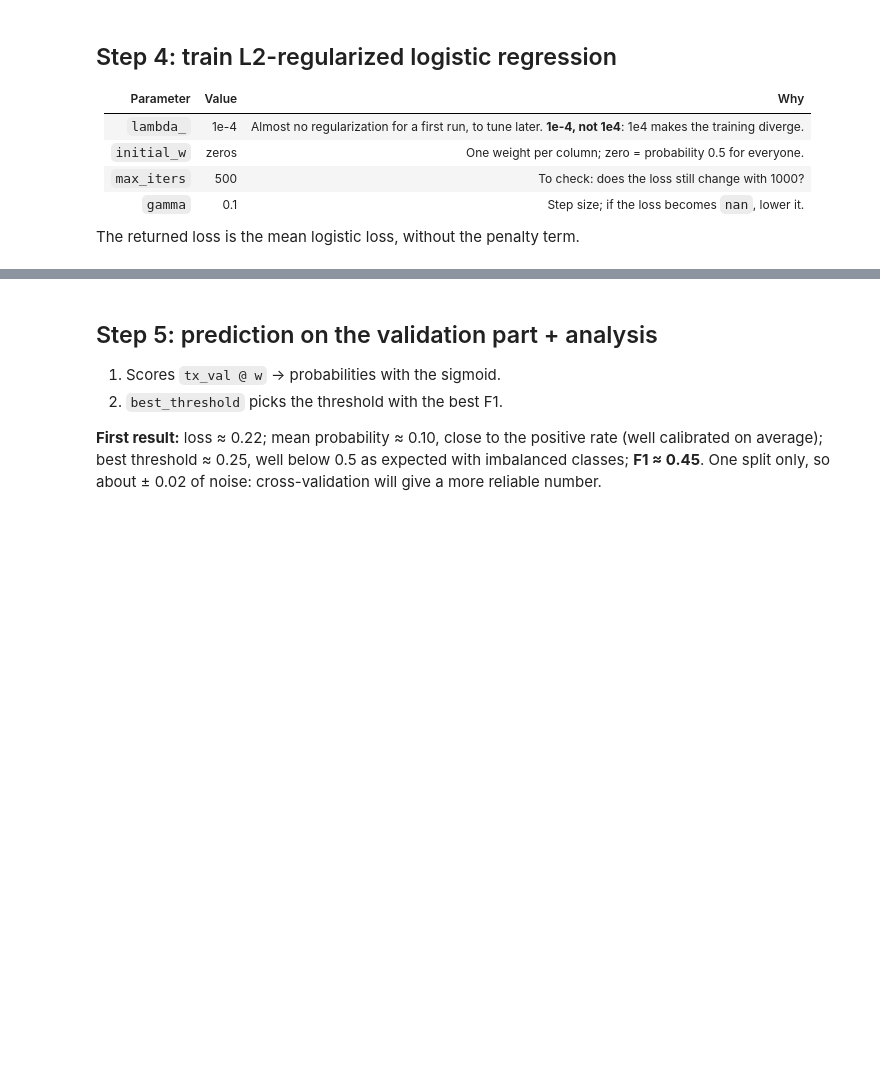
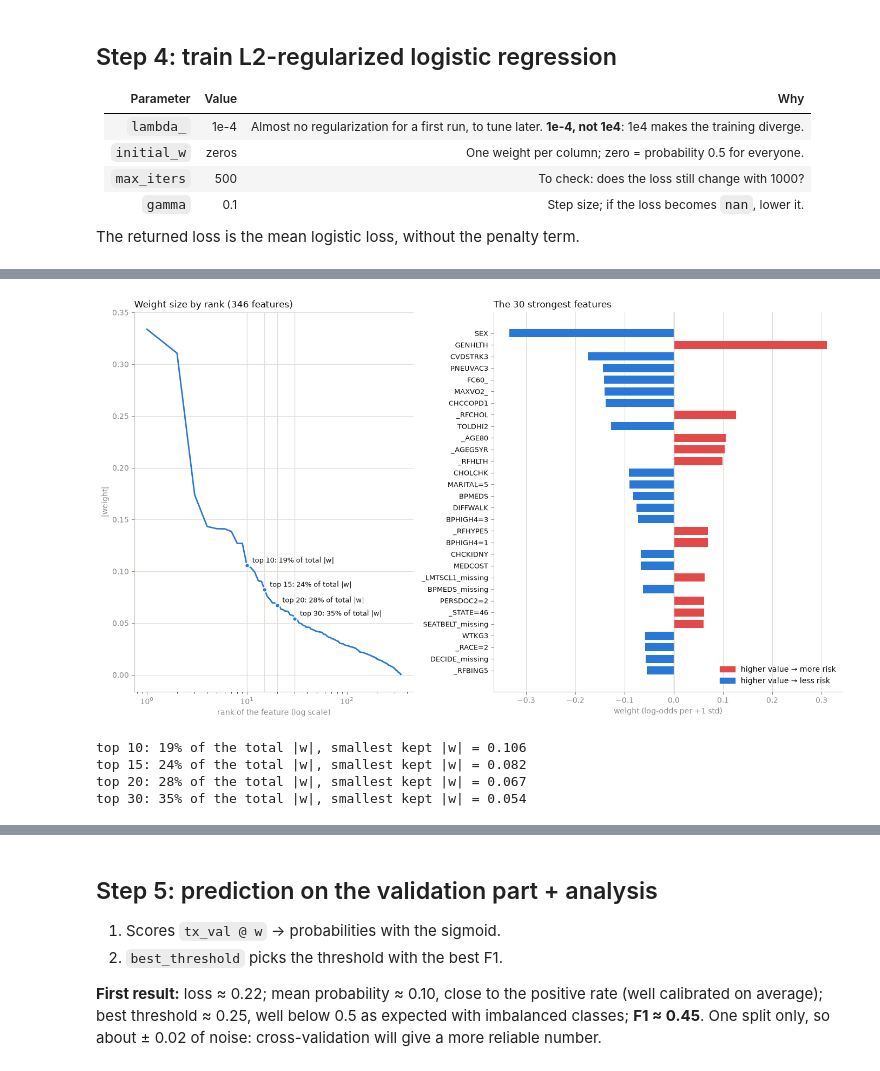
Before and after one commit to balthabolzee/ml_project1_jab, a Jupyter notebook: notebooks/baltha_clean.ipynb, the cells around one changed output, grey strips where cells are left out. Saved outputs shown, nothing was run; the diff lists cells and outputs as text; code cells hidden in the pictures; blank space fills up the shorter version.

```diff
--- a/notebooks/baltha_clean.ipynb
+++ b/notebooks/baltha_clean.ipynb
@@ -24,8 +24,10 @@ import numpy as np
 import helpers
 import preprocessing
 import implementations
+from itertools import combinations, product
+import matplotlib.pyplot as plt
 
-data_path = "../data"
+data_path = "../data/dataset"
 # %% [markdown]
 ## Functions
 
@@ -306,12 +376,11 @@ print(np.isnan(tx_val).sum())                            # should be 0
 
 The returned loss is the mean logistic loss, without the penalty term.
 # %%
-# 4 - train the model using tx_train and y_train
-lambda_ = 1e-4     # really small (almost no reg) -- tune it later
-initial_w = np.zeros((tx_tr.shape[1])) # standards
-max_iters = 500
+# 4a - first fit, only to rank the features by |weight| (no interactions yet)
+lambda_ = 1e-4
+max_iters = 1000
 gamma = 0.1 # step size
 
-w, loss = implementations.reg_logistic_regression(y_tr, tx_tr, lambda_, initial_w, max_iters, gamma)
-print("loss:", loss)   # ~0.22: finite, so the training converged
+w0, loss0 = implementations.reg_logistic_regression(y_tr, tx_tr, lambda_, np.zeros(tx_tr.shape[1]), max_iters, gamma)
+print("loss without interactions:", loss0)
 # %% [output]
@@ -318,0 +396,57 @@ loss: 0.22371707816506103
+# %%
+# 4a-bis - which features matter? Plot the weights of the first fit (w0) before choosing `top`
+feat_names = feature_names(params)
+assert len(feat_names) == len(w0)
+
+# Features are standardized, so |w| is comparable: change in log-odds for +1 std of the feature
+order = 1 + np.argsort(-np.abs(w0[1:]))          # strongest first, bias excluded
+abs_sorted = np.abs(w0[order])
+share = np.cumsum(abs_sorted) / abs_sorted.sum()  # share of the total |w| held by the top k
+
+BLUE, RED, INK, MUTED, GRID, AXIS = "#2a78d6", "#e34948", "#0b0b0b", "#898781", "#e1e0d9", "#c3c2b7"
+N_SHOW = 30
+fig, (ax1, ax2) = plt.subplots(1, 2, figsize=(14, 8), gridspec_kw={"width_ratios": [1, 1.25]})
+
+# Left: |w| by rank -> where the curve flattens is a natural `top` for add_interactions
+ranks = np.arange(1, len(order) + 1)
+ax1.plot(ranks, abs_sorted, color=BLUE, lw=2)
+for k in (10, 15, 20, 30):
+    ax1.axvline(k, color=GRID, lw=1, zorder=0)
+    ax1.plot(k, abs_sorted[k - 1], "o", color=BLUE, ms=6, mec="white", mew=1.5)
+    ax1.annotate(f"top {k}: {share[k - 1]:.0%} of total |w|", (k, abs_sorted[k - 1]),
+                 xytext=(7, 4), textcoords="offset points", color=INK, fontsize=9)
+ax1.set_xscale("log")
+ax1.set_xlabel("rank of the feature (log scale)", color=MUTED)
+ax1.set_ylabel("|weight|", color=MUTED)
+ax1.set_title(f"Weight size by rank ({len(order)} features)", loc="left", color=INK)
+
+# Right: the N_SHOW strongest features, signed. Red: a HIGHER value of the column raises the risk.
+# Careful with yes/no questions: BRFSS codes 1 = yes, 2 = no, so blue on CVDSTRK3 means "yes (stroke) raises the risk"
+top_idx = order[:N_SHOW][::-1]                   # strongest at the top of the chart
+ax2.barh(np.arange(N_SHOW), w0[top_idx], height=0.7,
+         color=[RED if w0[j] > 0 else BLUE for j in top_idx])
+ax2.set_yticks(np.arange(N_SHOW), [feat_names[j] for j in top_idx], fontsize=9, color=INK)
+ax2.axvline(0, color=AXIS, lw=1)
+ax2.set_xlabel("weight (log-odds per +1 std)", color=MUTED)
+ax2.set_title(f"The {N_SHOW} strongest features", loc="left", color=INK)
+ax2.legend(handles=[plt.Rectangle((0, 0), 1, 1, color=RED), plt.Rectangle((0, 0), 1, 1, color=BLUE)],
+           labels=["higher value → more risk", "higher value → less risk"], loc="lower right", frameon=False)
+
+for ax in (ax1, ax2):
+    ax.grid(axis="x" if ax is ax2 else "y", color=GRID, lw=0.8)
+    ax.set_axisbelow(True)
+    ax.spines[["top", "right"]].set_visible(False)
+    ax.spines[["left", "bottom"]].set_color(AXIS)
+    ax.tick_params(colors=MUTED)
+ax2.tick_params(axis="y", labelcolor=INK)  # feature names in ink, not muted
+plt.tight_layout()
+plt.show()
+
+for k in (10, 15, 20, 30):
+    print(f"top {k:2}: {share[k - 1]:.0%} of the total |w|, smallest kept |w| = {abs_sorted[k - 1]:.3f}")
+# %% [output]
+[figure, added]
+top 10: 19% of the total |w|, smallest kept |w| = 0.106
+top 15: 24% of the total |w|, smallest kept |w| = 0.082
+top 20: 28% of the total |w|, smallest kept |w| = 0.067
+top 30: 35% of the total |w|, smallest kept |w| = 0.054
```
Also changed, not shown: parts of 10 cells of this notebook.
